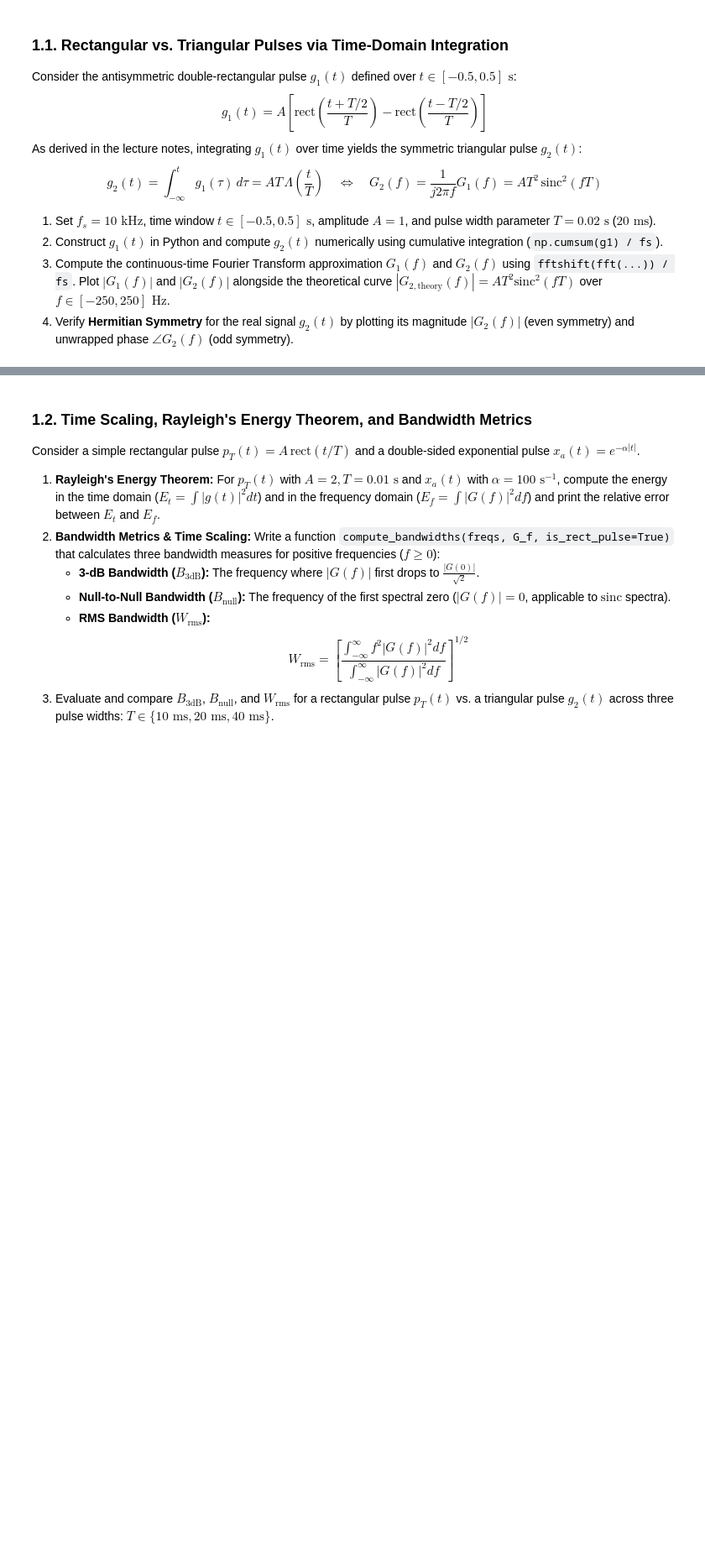
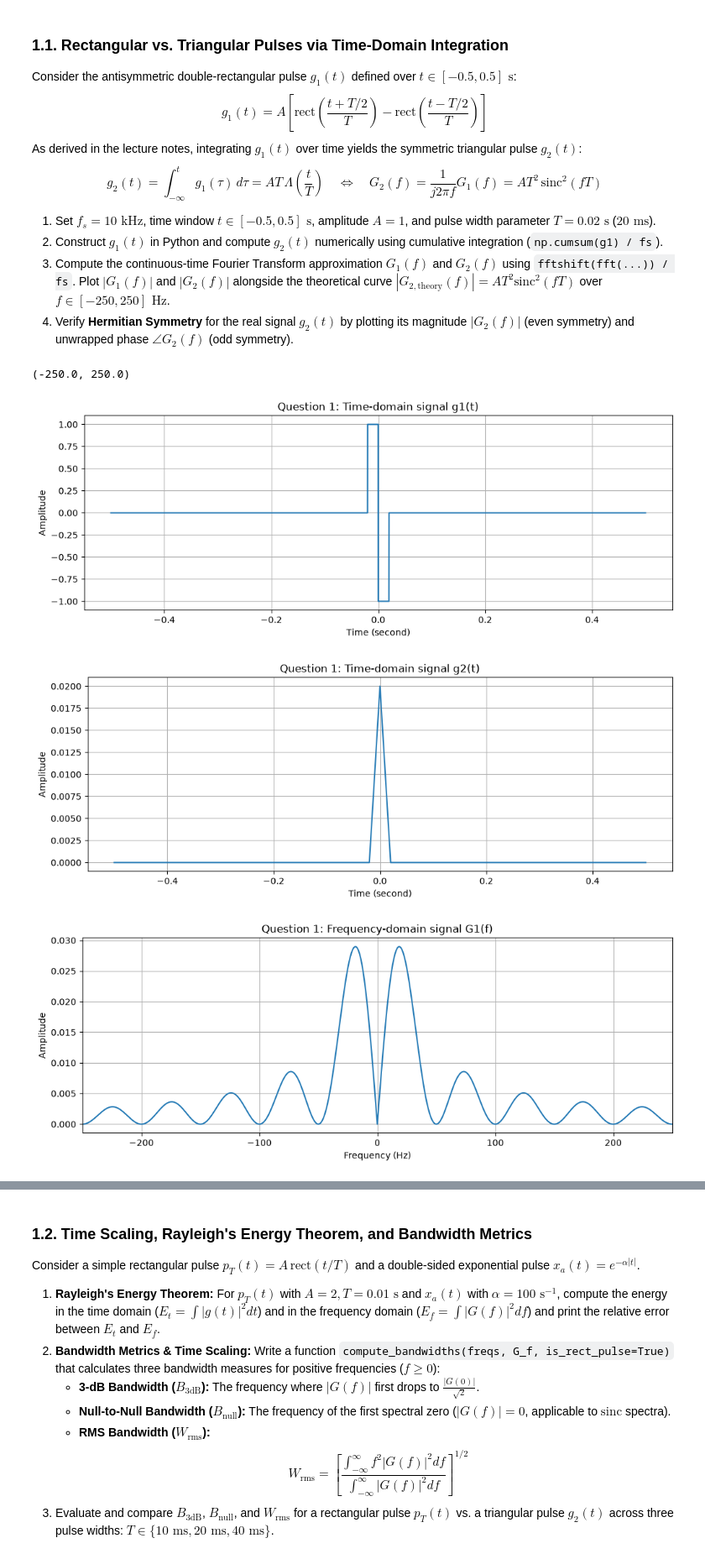
Before and after one commit to AriaFateh/CommunicationSystems-PHW1, a Jupyter notebook: CHW_1.ipynb, the cells around one changed output, grey strips where cells are left out. Shown at 84% size. Drawn from its saved outputs; the diff is of its cells as text; code cells hidden in the pictures; blank space fills up the shorter version.

Commit message:
The First Question is done.

```diff
--- a/CHW_1.ipynb
+++ b/CHW_1.ipynb
@@ -61,22 +59,66 @@ $$g_2(t) = \int_{-\infty}^{t} g_1(\tau)\,d\tau = A T \, \Lambda\left(\frac{t}{T}
 # %%
 # 1.1 Parameters
 fs_q1 = 10000
 dt_q1 = 1.0 / fs_q1
 t_q1 = np.arange(-0.5, 0.5, dt_q1)
 A_q1 = 1.0
 T_q1 = 0.02  # 20 ms
 
 def rect_pulse(t, T):
     """Returns rect(t / T), equal to 1 for |t| < T/2 and 0 otherwise."""
     return np.where(np.abs(t) < T / 2.0, 1.0, 0.0)
 
 # TODO: Construct g1(t) and compute g2(t) via numerical integration of g1(t)
-g1 = ...
-g2 = ...
+g1 = A_q1 * (rect_pulse(t = t_q1 + T_q1/2.0, T = T_q1) - rect_pulse(t = t_q1 - T_q1/2.0, T= T_q1))
+g2 = np.cumsum(g1) / fs_q1
 
 # TODO: Compute CTFT approximations G1(f) and G2(f) and compare |G2(f)| with AT^2 * sinc^2(f*T)
 freqs_q1 = fftshift(fftfreq(len(t_q1), d=dt_q1))
-G1_f = ...
-G2_f = ...
+G1_f = fftshift(fft(g1)) / fs_q1
+G2_f = fftshift(fft(g2)) / fs_q1
+
+G2_theory = A_q1*np.power(T_q1, 2)*np.power(np.sinc(freqs_q1*T_q1),2)
 
 # TODO: Plot time-domain signals (g1, g2) and frequency-domain spectra (|G1|, |G2| vs theory)
+
+# g1(t):
+plt.figure()
+plt.plot(t_q1, g1)
+plt.xlabel("Time (second)"); plt.ylabel("Amplitude"); plt.title("Question 1: Time-domain signal g1(t)")
+# g2(t)
+plt.figure()
+plt.plot(t_q1, g2)
+plt.xlabel("Time (second)"); plt.ylabel("Amplitude"); plt.title("Question 1: Time-domain signal g2(t)")
+
+#G1(f)
+plt.figure()
+plt.plot(freqs_q1, abs(G1_f))
+plt.xlabel("Frequency (Hz)"); plt.ylabel("Amplitude"); plt.title("Question 1: Frequency-domain signal G1(f)")
+plt.xlim([-250,250])
+
+# G2(f)
+plt.figure()
+plt.plot(freqs_q1, abs(G2_f), label = "Calculated")
+plt.plot(freqs_q1, G2_theory,"r--" ,label = "Theory")
+plt.legend()
+plt.xlabel("Frequency (Hz)"); plt.ylabel("Amplitude"); plt.title("Question 1: Frequency-domain signal G2(f) Calculated Vs. Theory")
+plt.xlim([-250,250])
+
+
+# G2(f) and phase<G2(f)
+plt.figure()
+plt.subplot(2,1,1)
+plt.plot(freqs_q1, abs(G2_f), label = "Calculated")
+plt.xlabel("Frequency (Hz)"); plt.ylabel("Amplitude"); plt.title("Question 1: |G2(f)| and phase G2(f)")
+plt.xlim([-250,250])
+
+
+plt.subplot(2,1,2)
+plt.plot(freqs_q1, np.angle(G2_f))
+plt.xlabel("Frequency (Hz)"); plt.ylabel("Amplitude");
+plt.xlim([-250,250])
+# %% [output]
+(-250.0, 250.0)
+[figure, added]
+[figure, added]
+[figure, added]
```
Also changed, not shown: parts of 4 cells of this notebook.
